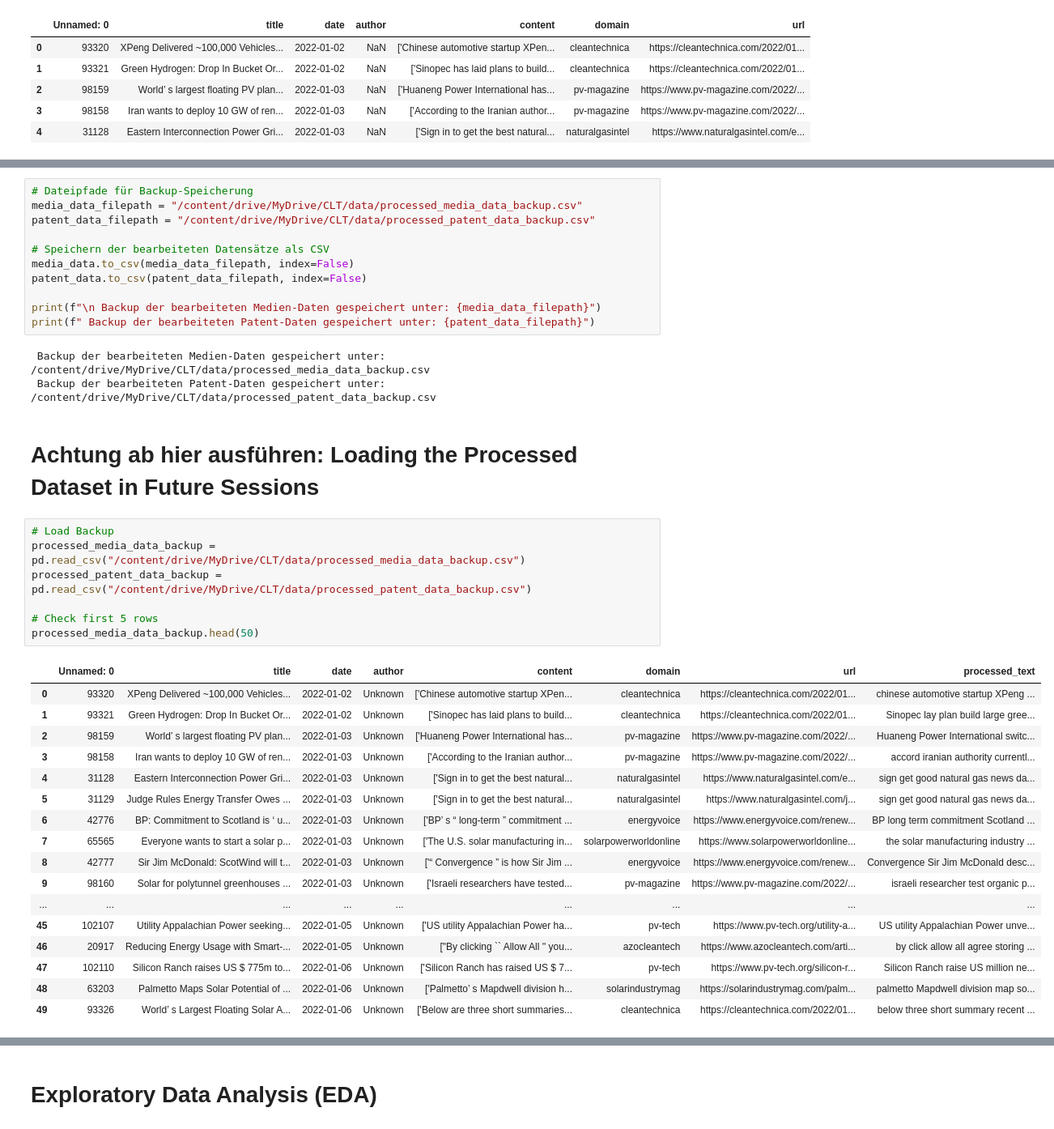
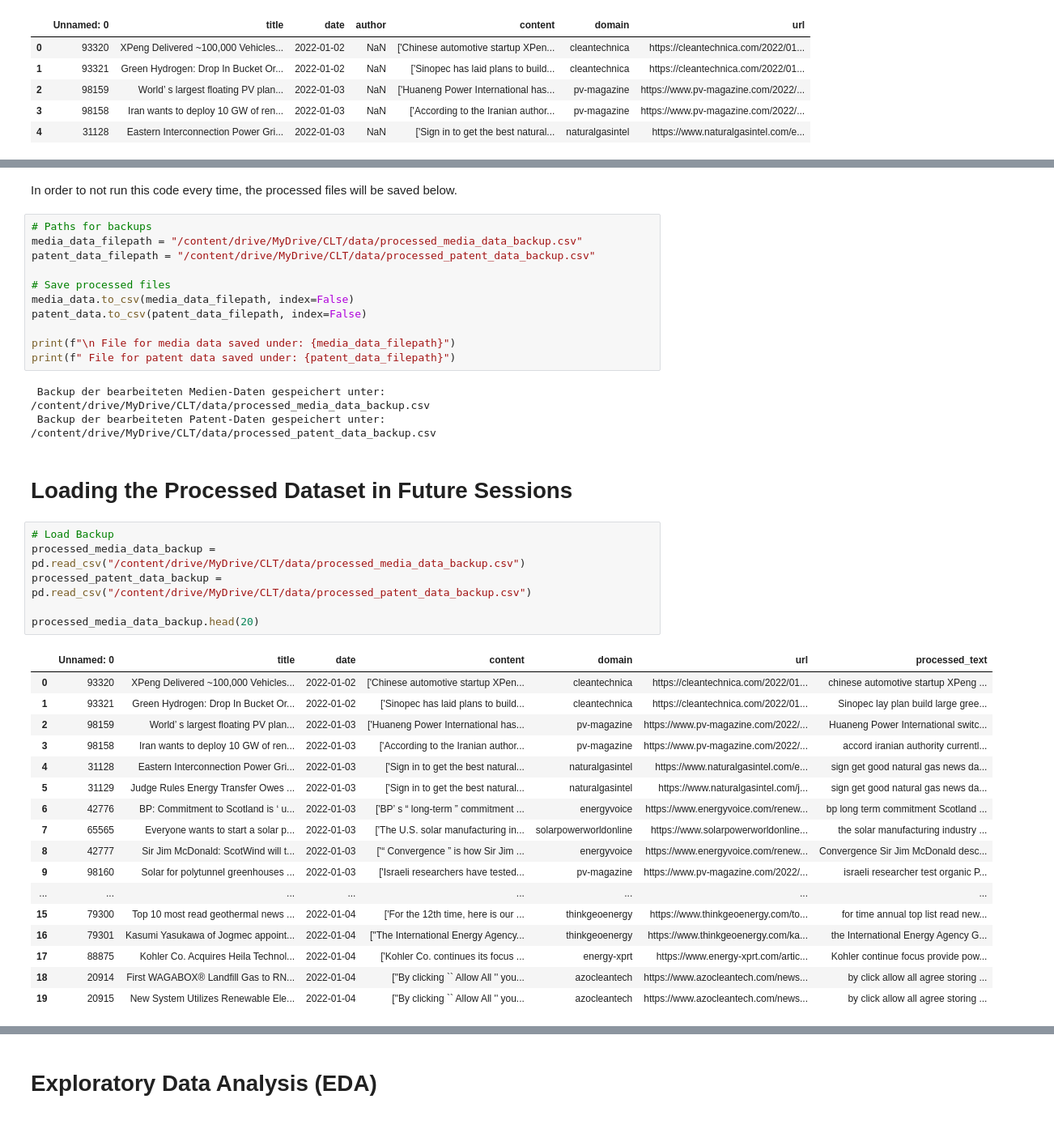
Before and after one commit to lucarenz1997/NLP, a Jupyter notebook: Stage_1_Cleaning_and_Preprocessing.ipynb, the cells around one changed output, grey strips where cells are left out. Shown at 81% size. Cells and saved outputs as stored; diff of their text form.

```diff
--- a/Stage_1_Cleaning_and_Preprocessing.ipynb
+++ b/Stage_1_Cleaning_and_Preprocessing.ipynb
@@ -222,45 +225,46 @@ RuntimeWarning: Enable tracemalloc to get the object allocation traceback
 RuntimeWarning: Enable tracemalloc to get the object allocation traceback
 RuntimeWarning: Enable tracemalloc to get the object allocation traceback
 RuntimeWarning: Enable tracemalloc to get the object allocation traceback
+# %% [markdown]
+In order to not run this code every time, the processed files will be saved below.
 # %%
-# Dateipfade für Backup-Speicherung
+# Paths for backups
 media_data_filepath = "/content/drive/MyDrive/CLT/data/processed_media_data_backup.csv"
 patent_data_filepath = "/content/drive/MyDrive/CLT/data/processed_patent_data_backup.csv"
 
-# Speichern der bearbeiteten Datensätze als CSV
+# Save processed files
 media_data.to_csv(media_data_filepath, index=False)
 patent_data.to_csv(patent_data_filepath, index=False)
 
-print(f"\n Backup der bearbeiteten Medien-Daten gespeichert unter: {media_data_filepath}")
-print(f" Backup der bearbeiteten Patent-Daten gespeichert unter: {patent_data_filepath}")
+print(f"\n File for media data saved under: {media_data_filepath}")
+print(f" File for patent data saved under: {patent_data_filepath}")
 # %% [output]
  Backup der bearbeiteten Medien-Daten gespeichert unter: /content/drive/MyDrive/CLT/data/processed_media_data_backup.csv
  Backup der bearbeiteten Patent-Daten gespeichert unter: /content/drive/MyDrive/CLT/data/processed_patent_data_backup.csv
 # %% [markdown]
-# Achtung ab hier ausführen: Loading the Processed Dataset in Future Sessions
+# Loading the Processed Dataset in Future Sessions
 # %%
 # Load Backup
 processed_media_data_backup = pd.read_csv("/content/drive/MyDrive/CLT/data/processed_media_data_backup.csv")
 processed_patent_data_backup = pd.read_csv("/content/drive/MyDrive/CLT/data/processed_patent_data_backup.csv")
 
-# Check first 5 rows
-processed_media_data_backup.head(50)
+processed_media_data_backup.head(20)
 # %% [output]
-|  | Unnamed: 0 | title | date | author | content | domain | url | processed_text |
-| 0 | 93320 | XPeng Delivered ~100,000 Vehicles... | 2022-01-02 | Unknown | ['Chinese automotive startup XPen... | cleantechnica | https://cleantechnica.com/2022/01... | chinese automotive startup XPeng ... |
-| 1 | 93321 | Green Hydrogen: Drop In Bucket Or... | 2022-01-02 | Unknown | ['Sinopec has laid plans to build... | cleantechnica | https://cleantechnica.com/2022/01... | Sinopec lay plan build large gree... |
-| 2 | 98159 | World’ s largest floating PV plan... | 2022-01-03 | Unknown | ['Huaneng Power International has... | pv-magazine | https://www.pv-magazine.com/2022/... | Huaneng Power International switc... |
-| 3 | 98158 | Iran wants to deploy 10 GW of ren... | 2022-01-03 | Unknown | ['According to the Iranian author... | pv-magazine | https://www.pv-magazine.com/2022/... | accord iranian authority currentl... |
-| 4 | 31128 | Eastern Interconnection Power Gri... | 2022-01-03 | Unknown | ['Sign in to get the best natural... | naturalgasintel | https://www.naturalgasintel.com/e... | sign get good natural gas news da... |
-| 5 | 31129 | Judge Rules Energy Transfer Owes ... | 2022-01-03 | Unknown | ['Sign in to get the best natural... | naturalgasintel | https://www.naturalgasintel.com/j... | sign get good natural gas news da... |
-| 6 | 42776 | BP: Commitment to Scotland is ‘ u... | 2022-01-03 | Unknown | ['BP’ s “ long-term ” commitment ... | energyvoice | https://www.energyvoice.com/renew... | BP long term commitment Scotland ... |
-| 7 | 65565 | Everyone wants to start a solar p... | 2022-01-03 | Unknown | ['The U.S. solar manufacturing in... | solarpowerworldonline | https://www.solarpowerworldonline... | the solar manufacturing industry ... |
-| 8 | 42777 | Sir Jim McDonald: ScotWind will t... | 2022-01-03 | Unknown | ['“ Convergence ” is how Sir Jim ... | energyvoice | https://www.energyvoice.com/renew... | Convergence Sir Jim McDonald desc... |
-| 9 | 98160 | Solar for polytunnel greenhouses ... | 2022-01-03 | Unknown | ['Israeli researchers have tested... | pv-magazine | https://www.pv-magazine.com/2022/... | israeli researcher test organic p... |
-| ... | ... | ... | ... | ... | ... | ... | ... | ... |
-| 45 | 102107 | Utility Appalachian Power seeking... | 2022-01-05 | Unknown | ['US utility Appalachian Power ha... | pv-tech | https://www.pv-tech.org/utility-a... | US utility Appalachian Power unve... |
-| 46 | 20917 | Reducing Energy Usage with Smart-... | 2022-01-05 | Unknown | ["By clicking `` Allow All '' you... | azocleantech | https://www.azocleantech.com/arti... | by click allow all agree storing ... |
-| 47 | 102110 | Silicon Ranch raises US $ 775m to... | 2022-01-06 | Unknown | ['Silicon Ranch has raised US $ 7... | pv-tech | https://www.pv-tech.org/silicon-r... | Silicon Ranch raise US million ne... |
-| 48 | 63203 | Palmetto Maps Solar Potential of ... | 2022-01-06 | Unknown | ['Palmetto’ s Mapdwell division h... | solarindustrymag | https://solarindustrymag.com/palm... | palmetto Mapdwell division map so... |
-| 49 | 93326 | World’ s Largest Floating Solar A... | 2022-01-06 | Unknown | ['Below are three short summaries... | cleantechnica | https://cleantechnica.com/2022/01... | below three short summary recent ... |
+|  | Unnamed: 0 | title | date | content | domain | url | processed_text |
+| 0 | 93320 | XPeng Delivered ~100,000 Vehicles... | 2022-01-02 | ['Chinese automotive startup XPen... | cleantechnica | https://cleantechnica.com/2022/01... | chinese automotive startup XPeng ... |
+| 1 | 93321 | Green Hydrogen: Drop In Bucket Or... | 2022-01-02 | ['Sinopec has laid plans to build... | cleantechnica | https://cleantechnica.com/2022/01... | Sinopec lay plan build large gree... |
+| 2 | 98159 | World’ s largest floating PV plan... | 2022-01-03 | ['Huaneng Power International has... | pv-magazine | https://www.pv-magazine.com/2022/... | Huaneng Power International switc... |
+| 3 | 98158 | Iran wants to deploy 10 GW of ren... | 2022-01-03 | ['According to the Iranian author... | pv-magazine | https://www.pv-magazine.com/2022/... | accord iranian authority currentl... |
+| 4 | 31128 | Eastern Interconnection Power Gri... | 2022-01-03 | ['Sign in to get the best natural... | naturalgasintel | https://www.naturalgasintel.com/e... | sign get good natural gas news da... |
+| 5 | 31129 | Judge Rules Energy Transfer Owes ... | 2022-01-03 | ['Sign in to get the best natural... | naturalgasintel | https://www.naturalgasintel.com/j... | sign get good natural gas news da... |
+| 6 | 42776 | BP: Commitment to Scotland is ‘ u... | 2022-01-03 | ['BP’ s “ long-term ” commitment ... | energyvoice | https://www.energyvoice.com/renew... | bp long term commitment Scotland ... |
+| 7 | 65565 | Everyone wants to start a solar p... | 2022-01-03 | ['The U.S. solar manufacturing in... | solarpowerworldonline | https://www.solarpowerworldonline... | the solar manufacturing industry ... |
+| 8 | 42777 | Sir Jim McDonald: ScotWind will t... | 2022-01-03 | ['“ Convergence ” is how Sir Jim ... | energyvoice | https://www.energyvoice.com/renew... | Convergence Sir Jim McDonald desc... |
+| 9 | 98160 | Solar for polytunnel greenhouses ... | 2022-01-03 | ['Israeli researchers have tested... | pv-magazine | https://www.pv-magazine.com/2022/... | israeli researcher test organic P... |
+| ... | ... | ... | ... | ... | ... | ... | ... |
+| 15 | 79300 | Top 10 most read geothermal news ... | 2022-01-04 | ['For the 12th time, here is our ... | thinkgeoenergy | https://www.thinkgeoenergy.com/to... | for time annual top list read new... |
+| 16 | 79301 | Kasumi Yasukawa of Jogmec appoint... | 2022-01-04 | ["The International Energy Agency... | thinkgeoenergy | https://www.thinkgeoenergy.com/ka... | the International Energy Agency G... |
+| 17 | 88875 | Kohler Co. Acquires Heila Technol... | 2022-01-04 | ['Kohler Co. continues its focus ... | energy-xprt | https://www.energy-xprt.com/artic... | Kohler continue focus provide pow... |
+| 18 | 20914 | First WAGABOX® Landfill Gas to RN... | 2022-01-04 | ["By clicking `` Allow All '' you... | azocleantech | https://www.azocleantech.com/news... | by click allow all agree storing ... |
+| 19 | 20915 | New System Utilizes Renewable Ele... | 2022-01-04 | ["By clicking `` Allow All '' you... | azocleantech | https://www.azocleantech.com/news... | by click allow all agree storing ... |
 # %%
```
Also changed, not shown: parts of 31 cells of this notebook.
